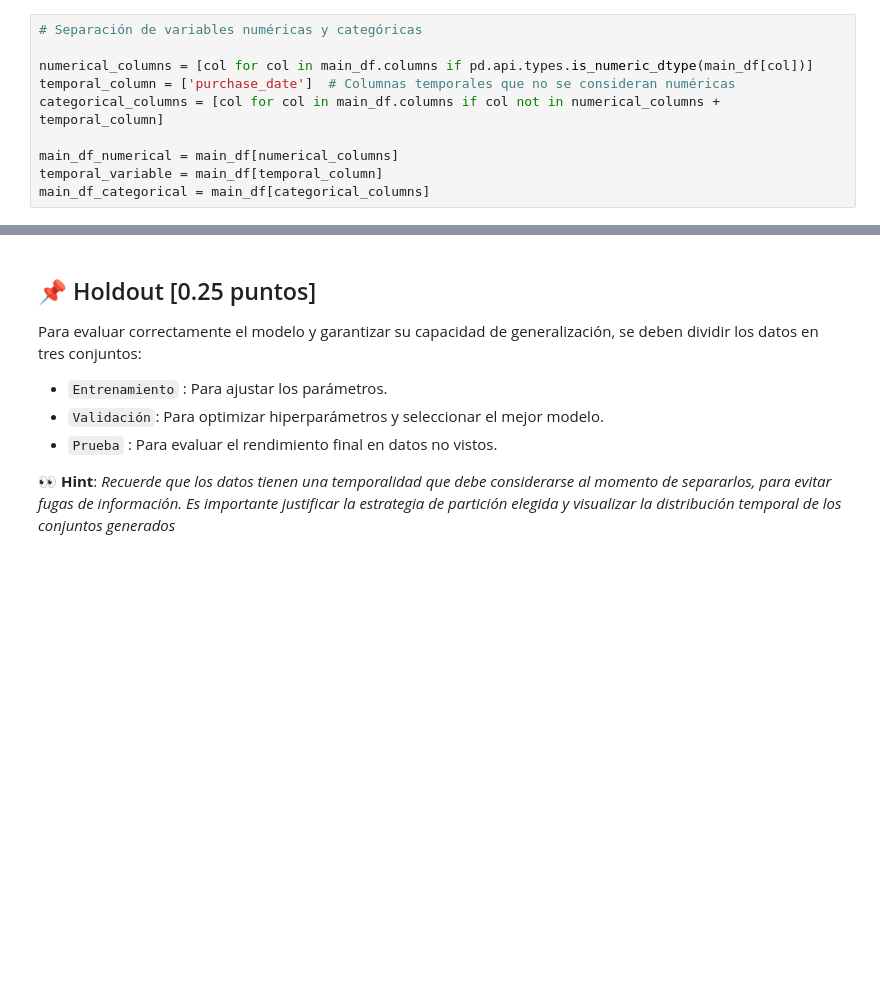
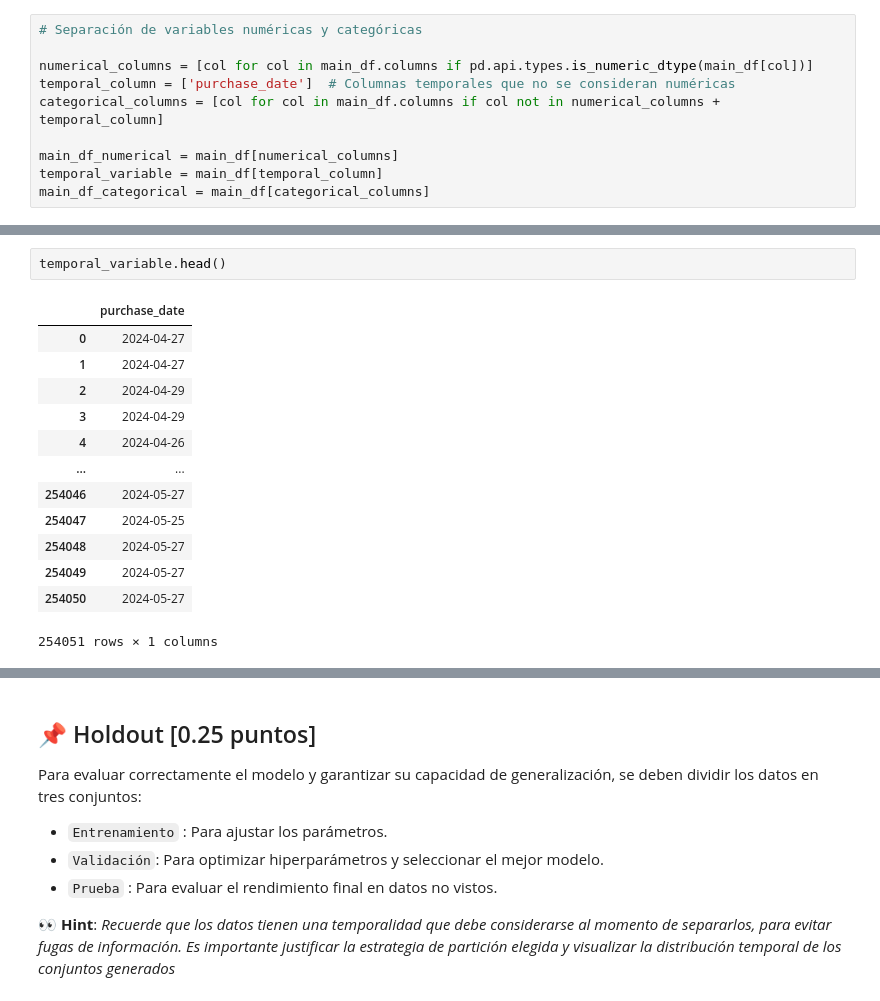
Before and after one commit to estebanaraneda/MDS7202_OVNI, a Jupyter notebook: project/enunciado_entrega1.ipynb, the cells around one changed output, grey strips where cells are left out. Saved outputs shown, nothing was run; the diff lists cells and outputs as text; blank space fills up the shorter version.

```diff
--- a/project/enunciado_entrega1.ipynb
+++ b/project/enunciado_entrega1.ipynb
@@ -349,0 +391,16 @@ temporal_variable.describe()
+# %%
+temporal_variable.head()
+# %% [output]
+|  | purchase_date |
+| 0 | 2024-04-27 |
+| 1 | 2024-04-27 |
+| 2 | 2024-04-29 |
+| 3 | 2024-04-29 |
+| 4 | 2024-04-26 |
+| ... | ... |
+| 254046 | 2024-05-27 |
+| 254047 | 2024-05-25 |
+| 254048 | 2024-05-27 |
+| 254049 | 2024-05-27 |
+| 254050 | 2024-05-27 |
+254051 rows × 1 columns
```
Also changed, not shown: parts of 9 cells of this notebook.
